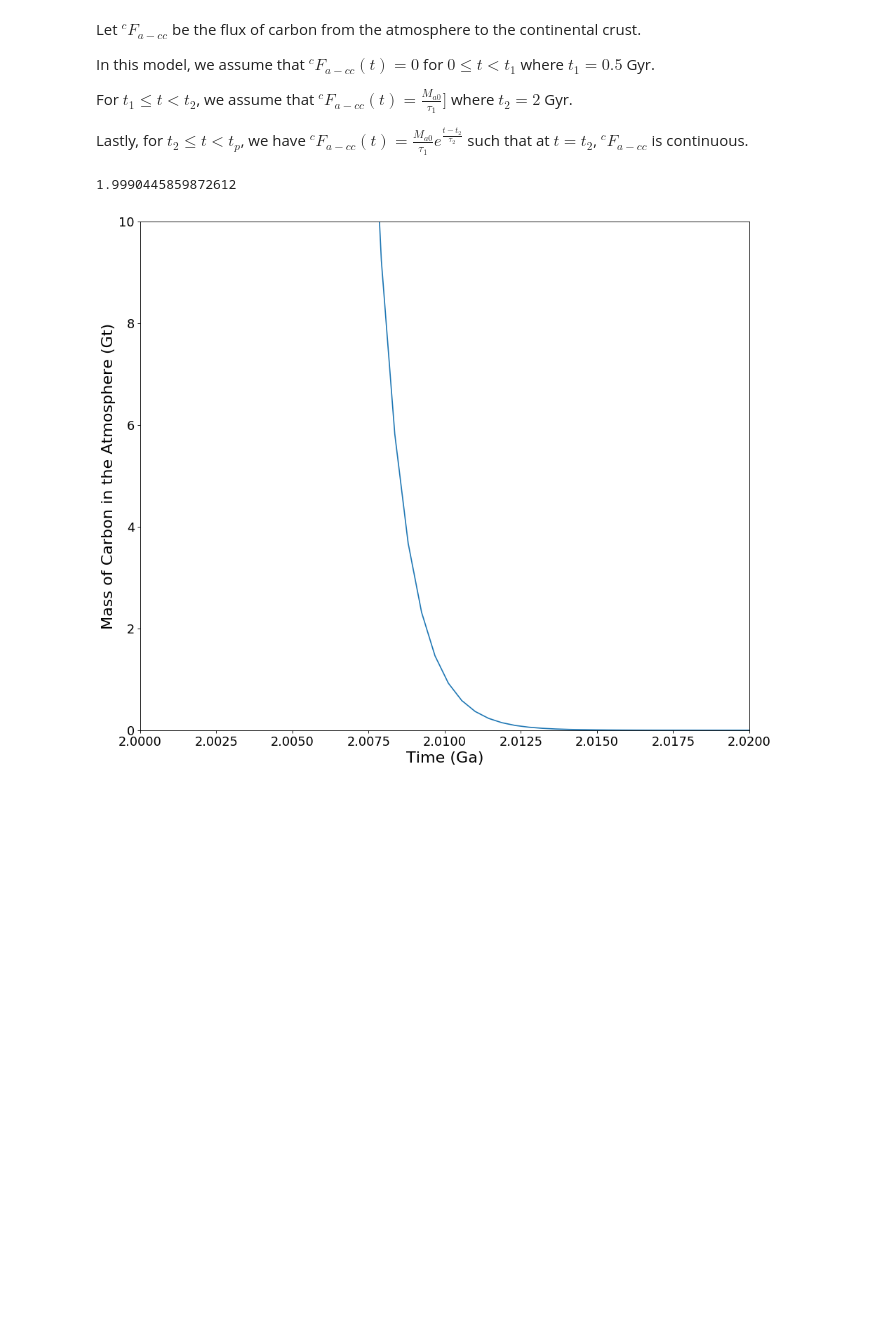
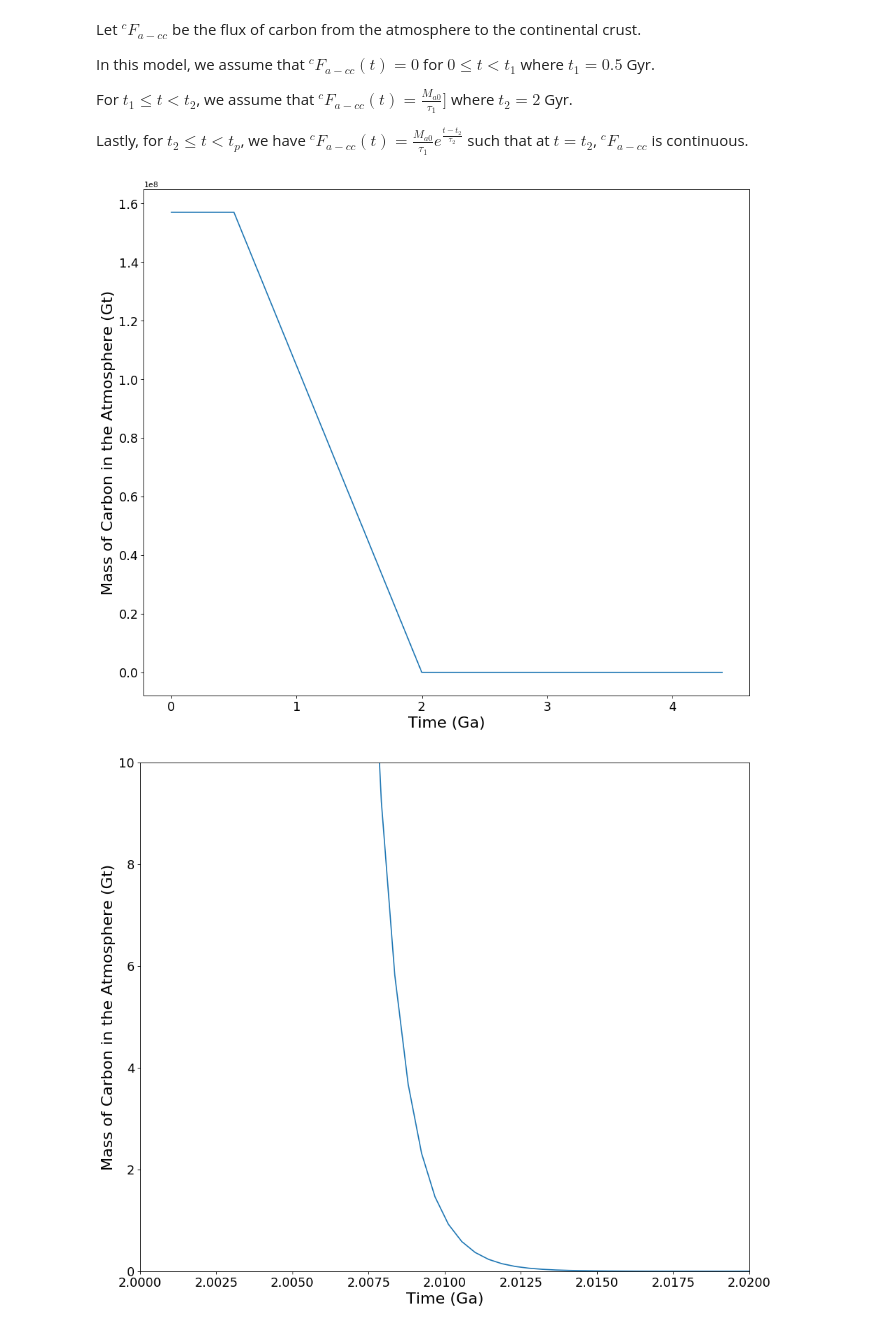
Before and after one commit to hlokavarapu/Geology_Journal, a Jupyter notebook: 00JUPYTER/Problem #1b.ipynb, the cells around one changed output. Cells and saved outputs as stored; diff of their text form; code cells hidden in the pictures; blank space fills up the shorter version.

Commit message:
Add jupyter notebook widgets for tau_1, cMa_t2 in problem #1b and #2b

```diff
--- a/00JUPYTER/Problem #1b.ipynb
+++ b/00JUPYTER/Problem #1b.ipynb
@@ -15,46 +18,65 @@ Lastly, for $t_2 \le t < t_p$, we have $^cF_{a-cc}(t) = \frac{M_{a0}}{\tau_1} e^
 # %%
 from scipy.integrate import odeint
 
 def calc_t_2(cMa0, cMa_2, t_1, tau_1):
     return tau_1 * (-(cMa_2/cMa0) + 1) + t_1
 
 def f(y, t, params):
     cMa = y
 
     t_1, t_2, t_p, tau_1, tau_2, cMa0, cMa_2 = params
 
     if (t == t_2):
         cMa = cMa_2
 
     if (0 <= t and t < t_1):
         return 0
     elif (t_1 <= t < t_2):
         return -cMa0/tau_1
     else:
         return -cMa/tau_2
 
-# Parameters
-t_1 = 0.5 #Gyr
-t_p = 4.4 #Gyr
-tau_1 = 1.5 #Gyr
-cMa0 = 1.57e8 #Gt
-cMa_2 = 1e5 #Gt
-tau_2 = cMa_2 * (tau_1/cMa0)
-t_2 = calc_t_2(cMa0, cMa_2, t_1, tau_1) #Gyr
+def assemble_solve_ode(cMa_t2):
+    # Parameters
+    t_1 = 0.5 #Gyr
+    t_p = 4.4 #Gyr
+    tau_1 = 1.5 #Gyr
+    cMa0 = 1.57e8 #Gt
+    #cMa_2 = 1e5 #Gt
+    tau_2 = cMa_t2 * (tau_1/cMa0)
+    t_2 = calc_t_2(cMa0, cMa_t2, t_1, tau_1) #Gyr
 
-ts = 1e4
+    ts = 1e4
 
-# Bundle parameters for ODE solver
-params = [t_1, t_2, t_p, tau_1, tau_2, cMa0, cMa_2]
+    # Bundle parameters for ODE solver
+    params = [t_1, t_2, t_p, tau_1, tau_2, cMa0, cMa_t2]
 
-# Bundle initial conditions for ODE solver
-y0 = [cMa0]
+    # Bundle initial conditions for ODE solver
+    y0 = [cMa0]
 
-t = np.linspace(0,t_p,ts)
-solution = odeint(f, y0, t, args=(params,))
-print(t_2)
+    t = np.linspace(0,t_p,ts)
+    solution = odeint(f, y0, t, args=(params,))
+
+    fig=plt.figure(figsize=(14, 12), dpi= 80, facecolor='w', edgecolor='k')
+    plt.plot(t, solution)
+    #plt.xlim([2,2.02])
+    #plt.ylim([0,1e1])
+    axes = plt.gca()
+    #axes.set_yscale('log')
+    plt.tick_params(axis='both', which='major', labelsize=16)
+    plt.tick_params(axis='both', which='minor', labelsize=16)
+
+    plt.xlabel("Time (Ga)", fontsize=20)
+    plt.ylabel("Mass of Carbon in the Atmosphere (Gt)", fontsize=20);
+    plt.show()
+
+cMa_t2_widget = widgets.IntSlider(min=1e0,max=1e8,step=1e2,value=1e5, description="$^cM_{a}(t_2)$", readout_format=".2g")
+w = widgets.interactive(assemble_solve_ode,
+                        cMa_t2 = cMa_t2_widget)
+
+display(w)
 # %% [output]
-1.9990445859872612
+[figure, added]
 # %%
 fig=plt.figure(figsize=(14, 12), dpi= 80, facecolor='w', edgecolor='k')
 plt.plot(t, solution)
```
Also changed, not shown: parts of 2 cells of this notebook, 1 other file.
